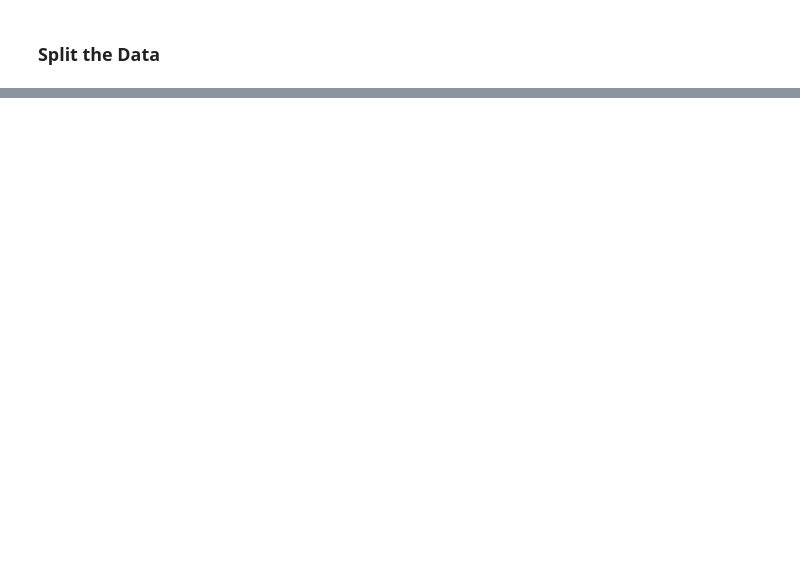
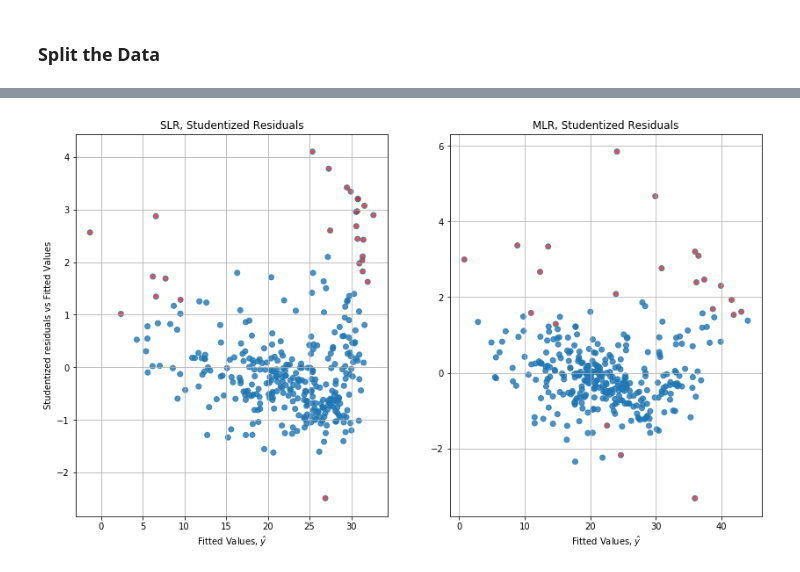
Before and after one commit to mitchelldunbar/quant-python, a Jupyter notebook: MultipleRegressionPortfolioPiece.ipynb, the cells around one changed output, grey strips where cells are left out. Drawn from its saved outputs; the diff is of its cells as text; code cells hidden in the pictures; blank space fills up the shorter version.

```diff
--- a/MultipleRegressionPortfolioPiece.ipynb
+++ b/MultipleRegressionPortfolioPiece.ipynb
@@ -74,0 +97,3 @@ print(Y_test.shape)
+# %%
+slr_model = sm.OLS(Y_train, X_train_slr).fit()
+mlr_model = sm.OLS(Y_train, X_train).fit()
@@ -74,0 +251,14 @@ print(Y_test.shape)
+# %%
+fig, [ax1,ax2] = plt.subplots(1,2,figsize=(14,8)) # nrows, ncols
+sns.residplot(x=slr_model.fittedvalues,y=slr_model.resid,lowess=True, color='tab:blue',
+              line_kws={'color': 'tab:red', 'lw': 2, 'alpha': 0.5}, ax=ax1).set_title("Residual Plot, SLR", fontsize=14);
+ax1.yaxis.label.set_visible(False)
+ax1.set_xlabel("Fitted values",fontsize=12)
+ax1.grid(True)
+
+sns.residplot(x=mlr_model.fittedvalues,y=mlr_model.resid,lowess=True, color='tab:green',
+              line_kws={'color': 'tab:red', 'lw': 2, 'alpha': 0.5}, ax=ax2).set_title("Residual Plot, MLR", fontsize=14);
+ax2.yaxis.label.set_visible(False)
+ax2.set_xlabel("Fitted values",fontsize=12)
+ax2.grid(True)
+plt.show()
@@ -74,0 +275,30 @@ print(Y_test.shape)
+# %%
+resid_studentized_slr = slr_model.get_influence().resid_studentized_internal
+resid_studentized_mlr = mlr_model.get_influence().resid_studentized_internal
+
+cooks_d_slr, pvals_slr = slr_model.get_influence().cooks_distance
+cooks_color_slr = np.where(cooks_d_slr > 4 / np.shape(resid_studentized_slr)[0] ,'tab:red','tab:blue')
+
+cooks_d_mlr, pvals_mlr = mlr_model.get_influence().cooks_distance
+cooks_color_mlr = np.where(cooks_d_mlr > 4 / np.shape(resid_studentized_mlr)[0] ,'tab:red','tab:blue')
+# %%
+fig, [ax1,ax2] = plt.subplots(1,2,figsize=(14,8))
+sns.regplot(x=slr_model.fittedvalues, y=resid_studentized_slr, color='tab:blue', ax=ax1, fit_reg=False,
+              scatter=True,
+              lowess=True,
+              scatter_kws={'facecolors':cooks_color_slr},
+              line_kws={'color': 'tab:red', 'lw': 1, 'alpha': 0.8}).set_title('SLR, Studentized Residuals')
+ax1.set_ylabel("Studentized residuals vs Fitted Values")
+ax1.set_xlabel("Fitted Values, $\hat{y}$")
+ax1.grid(True);
+
+sns.regplot(x=mlr_model.fittedvalues, y=resid_studentized_mlr, color='tab:blue', ax=ax2, fit_reg=False,
+              scatter=True,
+              lowess=True,
+              scatter_kws={'facecolors':cooks_color_mlr},
+              line_kws={'color': 'tab:red', 'lw': 1, 'alpha': 0.8}).set_title('MLR, Studentized Residuals')
+ax2.yaxis.label.set_visible(False)
+ax2.set_xlabel("Fitted Values, $\hat{y}$")
+ax2.grid(True);
+# %% [output]
+[figure, added]
```
Also changed, not shown: parts of 35 cells of this notebook.
